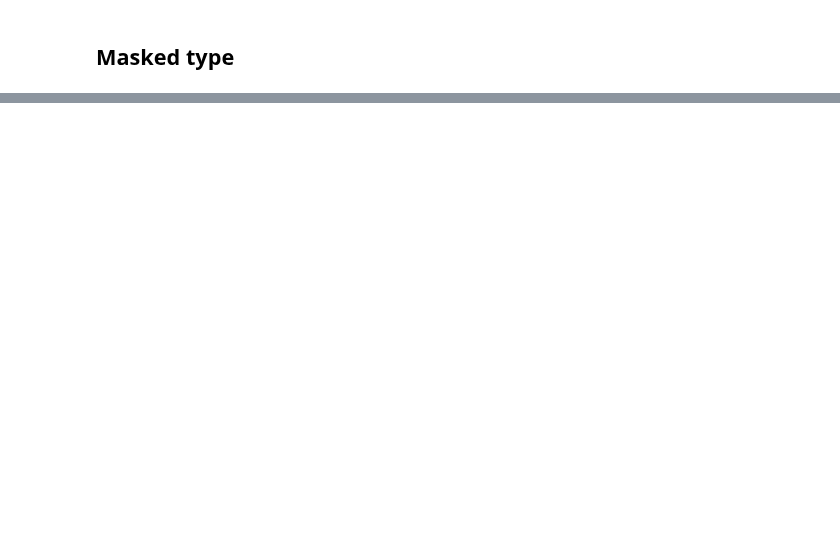
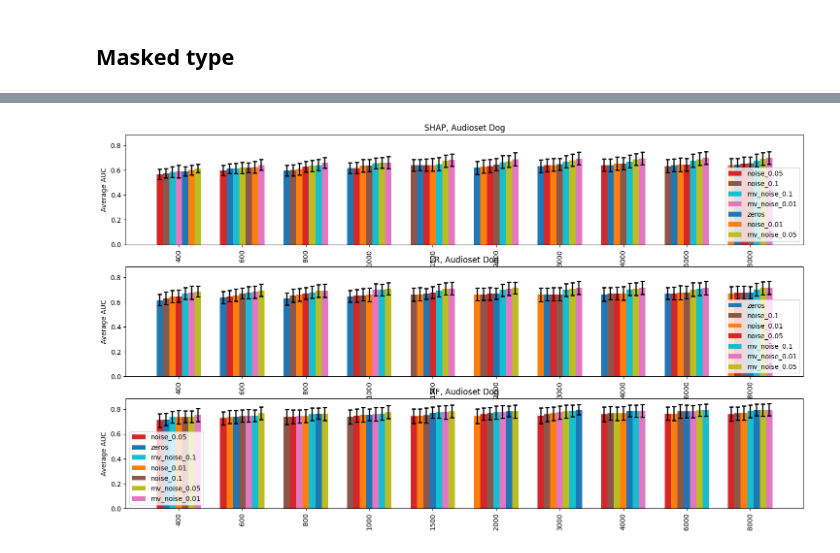
Before and after one commit to ceciliabolanos/explain_where, a Jupyter notebook: plots/sample_noise_evaluation.ipynb, the cells around one changed output, grey strips where cells are left out. Drawn from its saved outputs; the diff is of its cells as text; code cells hidden in the pictures; blank space fills up the shorter version.

```diff
--- a/plots/sample_noise_evaluation.ipynb
+++ b/plots/sample_noise_evaluation.ipynb
@@ -241,0 +272,24 @@ for methodi, method in enumerate(methods):
+# %%
+names = ["zeros",'noise_0.01', 'noise_0.05', 'noise_0.1','mv_noise_0.01', 'mv_noise_0.05', 'mv_noise_0.1']
+samples = [400, 600, 800, 1000, 1500, 2000, 3000, 4000, 6000, 8000]
+
+fig, axs = plt.subplots(len(methods), 1, figsize=(18, 10), sharey=True)
+
+for methodi, method in enumerate(methods):
+    for namei, name in enumerate(names):
+        ax = axs[methodi]
+        base_path = f"/home/ec2-user/evaluations_sample_noise/audioset_dog"
+
+        data2plot = OrderedDict()
+        for n in names:
+            data2plot[n] = OrderedDict()
+            for sample in samples:
+                file_path = f"{base_path}/auc_relaxed_{method}_{n}_samples{sample}_{intersection}.tsv"
+                df_combination = pd.read_csv(file_path, sep="\t")
+                values = df_combination["roc_auc"]
+                perf = mean_with_confint(values)  # (mean, (ci_low, ci_high))
+                data2plot[n][sample] = perf
+
+        barplot_with_ci(ax, data2plot, f"{method}, Audioset Dog", metric_dict.get(metric, metric), samples, names, legend=(namei==0))
+# %% [output]
+[figure, added]
```
Also changed, not shown: parts of 20 cells of this notebook, 2 other files.
